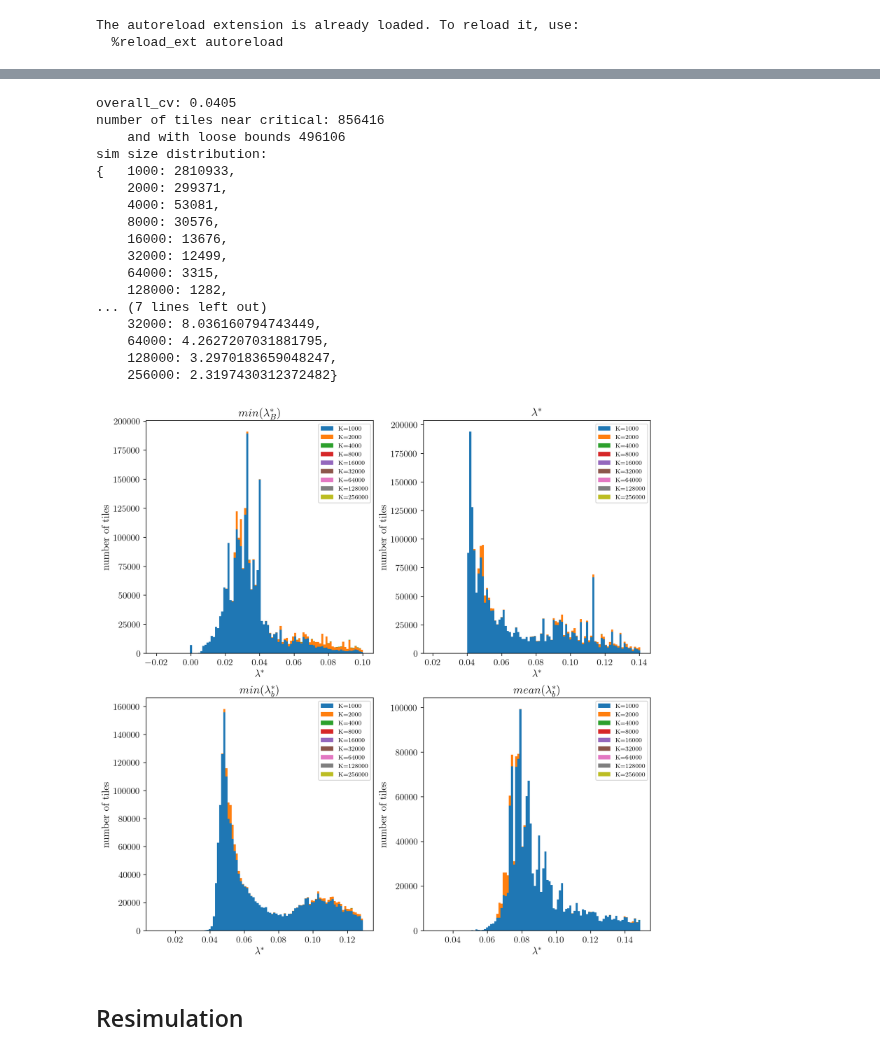
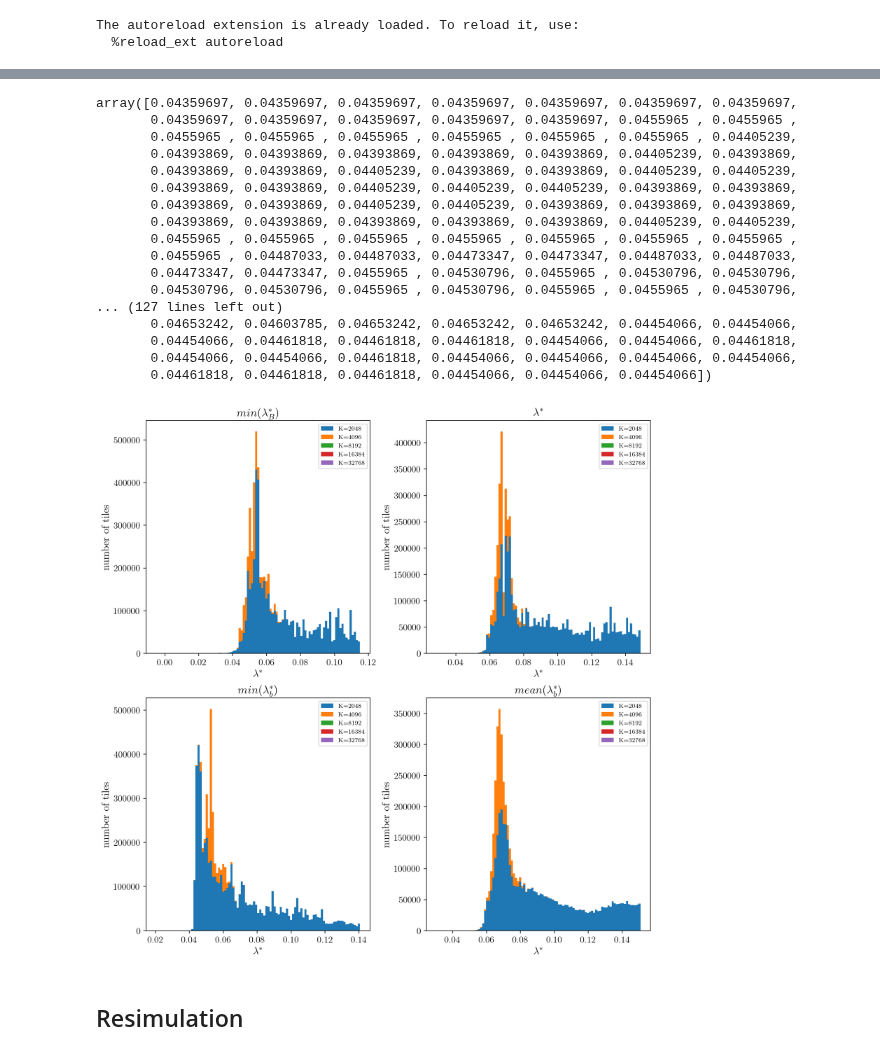
Before and after one commit to Confirm-Solutions/confirmasaurus, a Jupyter notebook: research/adagrid/inspector.ipynb, the cells around one changed output, grey strips where cells are left out. Saved outputs shown, nothing was run; the diff lists cells and outputs as text; code cells hidden in the pictures.

```diff
--- a/research/adagrid/inspector.ipynb
+++ b/research/adagrid/inspector.ipynb
@@ -160,34 +263,35 @@ plt.show()
+# %%
+S.twb_min_lam[np.argsort(S.orig_lam)[:1000]]
+# %% [output]
+array([0.04359697, 0.04359697, 0.04359697, 0.04359697, 0.04359697, 0.04359697, 0.04359697,
+       0.04359697, 0.04359697, 0.04359697, 0.04359697, 0.04359697, 0.0455965 , 0.0455965 ,
+       0.0455965 , 0.0455965 , 0.0455965 , 0.0455965 , 0.0455965 , 0.0455965 , 0.04405239,
+       0.04393869, 0.04393869, 0.04393869, 0.04393869, 0.04393869, 0.04405239, 0.04393869,
+       0.04393869, 0.04393869, 0.04405239, 0.04393869, 0.04393869, 0.04405239, 0.04405239,
+       0.04393869, 0.04393869, 0.04405239, 0.04405239, 0.04405239, 0.04393869, 0.04393869,
+       0.04393869, 0.04393869, 0.04405239, 0.04405239, 0.04393869, 0.04393869, 0.04393869,
+       0.04393869, 0.04393869, 0.04393869, 0.04393869, 0.04393869, 0.04405239, 0.04405239,
+       0.0455965 , 0.0455965 , 0.0455965 , 0.0455965 , 0.0455965 , 0.0455965 , 0.0455965 ,
+       0.0455965 , 0.04487033, 0.04487033, 0.04473347, 0.04473347, 0.04487033, 0.04487033,
+       0.04473347, 0.04473347, 0.0455965 , 0.04530796, 0.0455965 , 0.04530796, 0.04530796,
+       0.04530796, 0.04530796, 0.0455965 , 0.04530796, 0.0455965 , 0.0455965 , 0.04530796,
+... (127 lines left out)
+       0.04653242, 0.04603785, 0.04653242, 0.04653242, 0.04653242, 0.04454066, 0.04454066,
+       0.04454066, 0.04461818, 0.04461818, 0.04461818, 0.04454066, 0.04454066, 0.04461818,
+       0.04454066, 0.04454066, 0.04461818, 0.04454066, 0.04454066, 0.04454066, 0.04454066,
+       0.04461818, 0.04461818, 0.04461818, 0.04454066, 0.04454066, 0.04454066])
 # %%
-
-print(rpt)
 plt.figure(figsize=(10, 10), constrained_layout=True)
 plt.subplot(2,2, 1)
 plt.title('$min(\lambda^*_B)$')
-lamstar_histogram(bootstrap_cvs[:, 1:-2].min(axis=1), sim_sizes)
-for i, (idx, title) in enumerate([(0, '$\lambda^{*}$'), (-2, '$min(\lambda^*_b)$'), (-1, '$mean(\lambda^*_b)$')]):
+lamstar_histogram(S.B_lam.min(axis=1), S.sim_sizes)
+for i, (field, title) in enumerate([(S.orig_lam, '$\lambda^{*}$'), (S.twb_min_lam, '$min(\lambda^*_b)$'), (S.twb_mean_lam, '$mean(\lambda^*_b)$')]):
     plt.subplot(2,2,i + 2)
     plt.title(title)
-    lamstar_histogram(bootstrap_cvs[:, idx], sim_sizes)
+    lamstar_histogram(field, S.sim_sizes)
 plt.show()
 # %% [output]
-overall_cv: 0.0405
-number of tiles near critical: 856416
-    and with loose bounds 496106
-sim size distribution:
-{   1000: 2810933,
-    2000: 299371,
-    4000: 53081,
-    8000: 30576,
-    16000: 13676,
-    32000: 12499,
-    64000: 3315,
-    128000: 1282,
-... (7 lines left out)
-    32000: 8.036160794743449,
-    64000: 4.2627207031881795,
-    128000: 3.2970183659048247,
-    256000: 2.3197430312372482}
-[figure, old version]
+[figure, new version]
 # %% [markdown]
 ## Resimulation
 # %%
```
Also changed, not shown: parts of 24 cells of this notebook, 6 other files.
